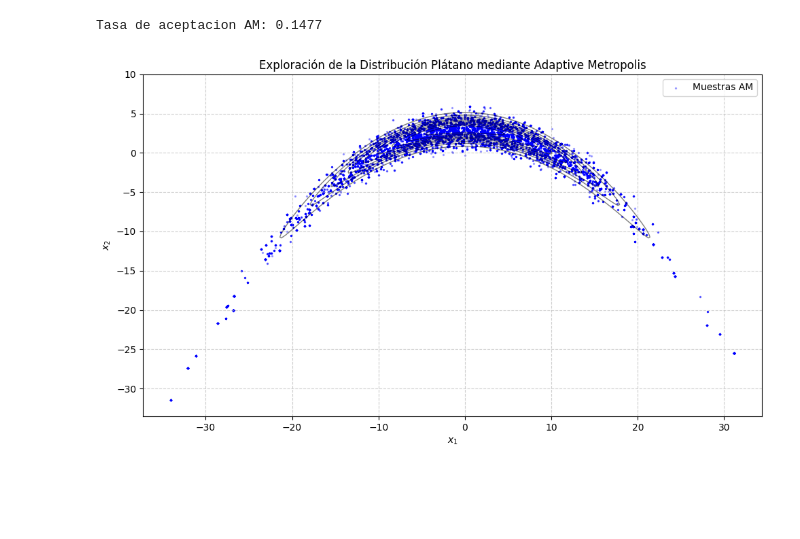
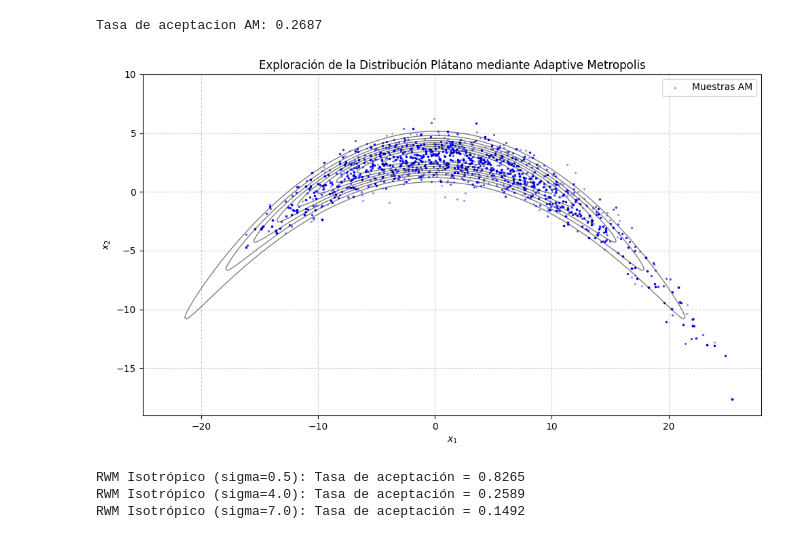
Before and after one commit to mateoveega/MCMC-MonteCarlo-TFG, a Jupyter notebook: CH_3/banana.ipynb, the cells around one changed output. Saved outputs shown, nothing was run; the diff lists cells and outputs as text; code cells hidden in the pictures; blank space fills up the shorter version.

```diff
--- a/CH_3/banana.ipynb
+++ b/CH_3/banana.ipynb
@@ -43,7 +37,8 @@ Resolving deltas: 100% (118/118), done.
 d = 2
 num_iterations = 20000
 t0 = 500
-sd = (2.38**2) / d
+c = 0.4
+sd = c * ((2.38**2) / d)
 epsilon = 1e-5
 
 seed_box = 1
@@ -85,32 +80,64 @@ for t in range(1, num_iterations):
 
 print(f"Tasa de aceptacion AM: {accepted / num_iterations:.4f}")
 # %% [output]
-Tasa de aceptacion AM: 0.1477
+Tasa de aceptacion AM: 0.2687
 # %%
 burn_in = 1000
 valid_samples = samples[burn_in:]
+
+num_plot_steps = 5000
+fin_plot = burn_in + num_plot_steps
 
 x_grid = np.linspace(-25, 25, 200)
 y_grid = np.linspace(-15, 10, 200)
 X, Y = np.meshgrid(x_grid, y_grid)
 Z = np.zeros_like(X)
 for i in range(X.shape[0]):
     for j in range(X.shape[1]):
         Z[i, j] = np.exp(log_banana([X[i, j], Y[i, j]])) # Densidad real
 
 plt.figure(figsize=(10, 6))
 
 plt.contour(X, Y, Z, levels=10, colors='black', alpha=0.5, linewidths=1)
 
-plt.scatter(valid_samples[:, 0], valid_samples[:, 1], s=2, alpha=0.3, color='blue', label='Muestras AM')
+plt.scatter(valid_samples[burn_in:fin_plot, 0], valid_samples[burn_in:fin_plot, 1], s=2, alpha=0.3, color='blue', label='Muestras AM')
 
 plt.title('Exploración de la Distribución Plátano mediante Adaptive Metropolis')
 plt.xlabel('$x_1$')
 plt.ylabel('$x_2$')
 plt.legend()
 plt.grid(True, linestyle='--', alpha=0.6)
 plt.tight_layout()
-plt.savefig('adaptive_metropolis_banana.png')
+plt.savefig('BANANA.pdf')
 plt.show()
 # %% [output]
-[figure, old version]
+[figure, new version]
+# %%
+num_iterations = 20000
+initial_position = [0.0, 0.0]
+def pdf_banana(x):
+    """Envoltura para obtener p(x) real, necesaria para la función RWM original."""
+    return np.exp(log_banana(x))
+
+sigma_corta = 0.5
+muestras_corta, acc_corta = random_walk_metropolis(
+    pdf_banana, num_iterations, initial_position, sigma_corta, seed=200
+)
+
+sigma_media = 4.0
+muestras_media, acc_media = random_walk_metropolis(
+    pdf_banana, num_iterations, initial_position, sigma_media, seed=300
+)
+
+sigma_larga = 7.0
+muestras_larga, acc_larga = random_walk_metropolis(
+    pdf_banana, num_iterations, initial_position, sigma_larga, seed=300
+)
+
+print(f"RWM Isotrópico (sigma={sigma_corta}): Tasa de aceptación = {acc_corta:.4f}")
+print(f"RWM Isotrópico (sigma={sigma_media}): Tasa de aceptación = {acc_media:.4f}")
+print(f"RWM Isotrópico (sigma={sigma_larga}): Tasa de aceptación = {acc_larga:.4f}")
+# %% [output]
+RWM Isotrópico (sigma=0.5): Tasa de aceptación = 0.8265
+RWM Isotrópico (sigma=4.0): Tasa de aceptación = 0.2589
+RWM Isotrópico (sigma=7.0): Tasa de aceptación = 0.1492
```
Also changed, not shown: parts of 3 cells of this notebook.
